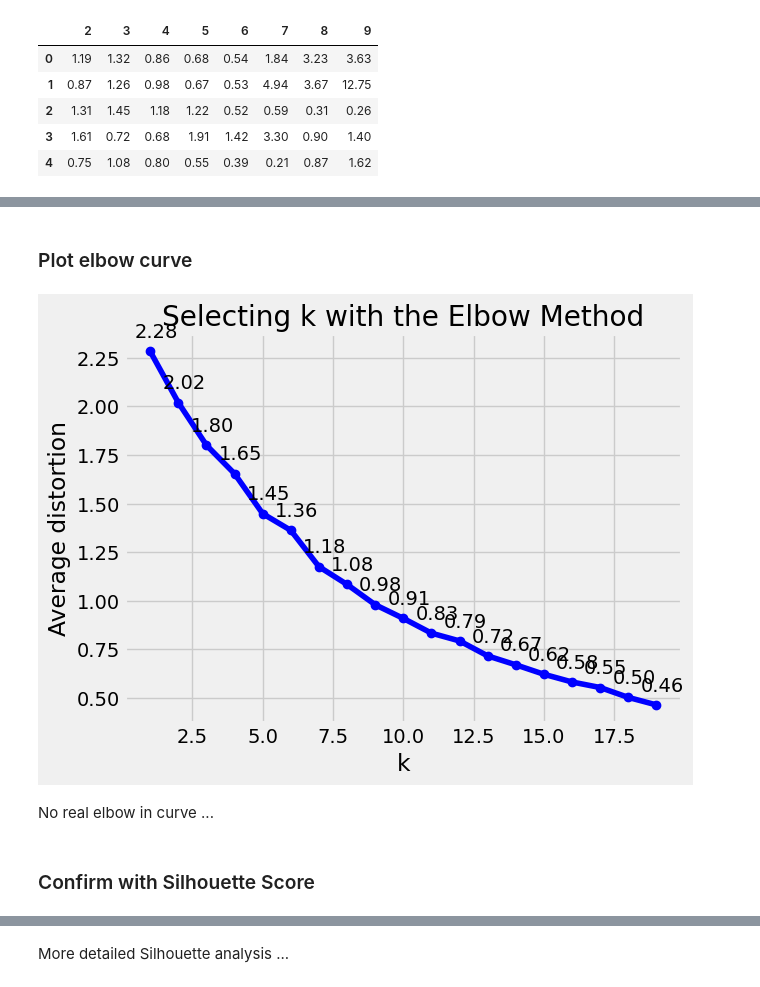
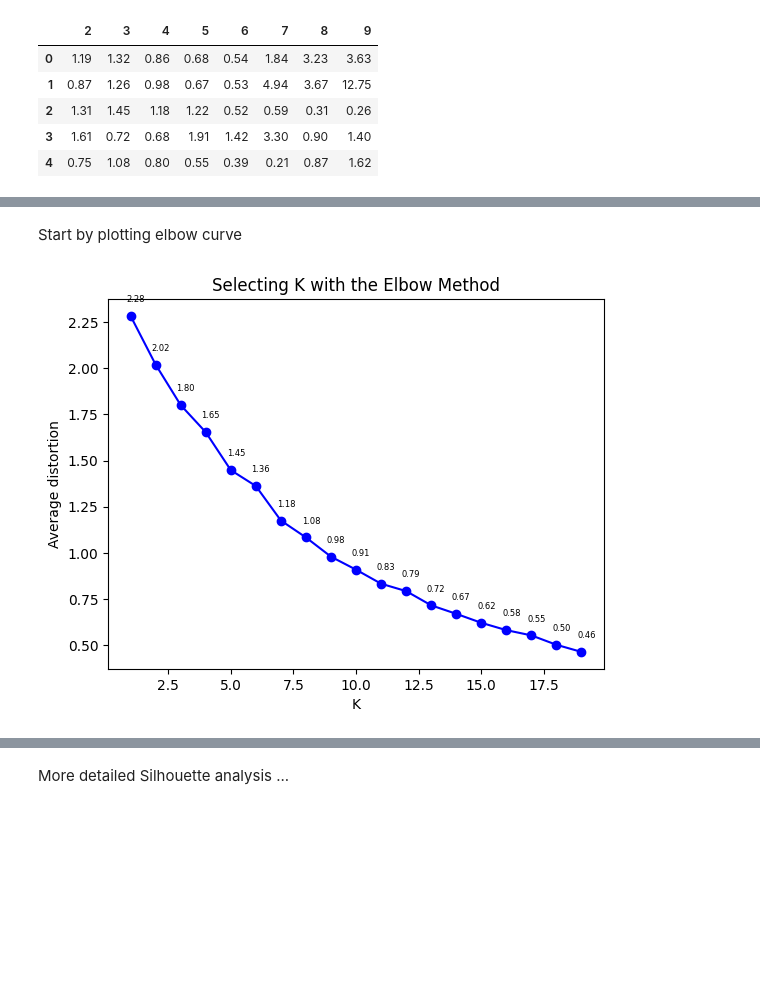
Before and after one commit to jp-cranfield/bioSOM, a Jupyter notebook: InitialDataAnalysis.ipynb, the cells around one changed output, grey strips where cells are left out. Cells and saved outputs as stored; diff of their text form; code cells hidden in the pictures; blank space fills up the shorter version.

```diff
--- a/InitialDataAnalysis.ipynb
+++ b/InitialDataAnalysis.ipynb
@@ -26,6 +26,7 @@ Delete named columns
 
 Save metabolote names for later
 # %%
-arr_data_pd = pd.read_csv("./Data/Arabidopsis-T87-timeseries-NaCl-by-metabolite-BioCyc-Master-SOM.csv", skiprows=1, header=None)
-metabolites = arr_data_pd[0]
-arr_data_pd=arr_data_pd.drop(arr_data_pd.columns[[0, 1]], axis=1)
+arr_data_pd = pd.read_csv("./Data/Arabidopsis-T87-timeseries-NaCl-by-metabolite-BioCyc-Master.csv", skiprows=1, header=None)
+metabolites = arr_data_pd[0] # Save metabolite names for later
+#print(metabolites)
+arr_data_pd = arr_data_pd.drop(arr_data_pd.columns[[0, 1]], axis=1) # Delete all metabolite names so just raw data
@@ -77,40 +62,39 @@ array([[-0.46113611,  0.2005841 , -0.2703305 , -1.04334973, -1.15688276,
-# %% [markdown]
-### Plot elbow curve
+# %% [markdown]
+Start by plotting elbow curve
 # %%
-clusters = range(1, 20)
+clusters = range(1, 20) # K range from 1 to 20
 meanDistortions = []
+inertias = []
 
-for k in clusters:
+for k in clusters: # Apply K-means for a range of values of K
     model = KMeans(n_clusters=k, n_init=25, max_iter = 600, random_state=0)
     model.fit(arr_data_pd_scaled)
     prediction = model.predict(arr_data_pd_scaled)
     distortion = (
         sum(
             np.min(cdist(arr_data_pd_scaled, model.cluster_centers_, "euclidean"), axis=1)
         )
         / arr_data_pd_scaled.shape[0]
     )
+    inertias.append(model.inertia_)
 
     meanDistortions.append(distortion)
 
-
+# Plot distortion graph
 plt.plot(clusters, meanDistortions, "bo-")
-plt.xlabel("k")
+plt.xlabel("K")
 plt.ylabel("Average distortion")
-plt.title("Selecting k with the Elbow Method")
+plt.title("Selecting K with the Elbow Method")
 for x,y in zip(clusters, meanDistortions):
 
     label = "{:.2f}".format(y)
 
     plt.annotate(label, # this is the text
                  (x + 0.2,y), # these are the coordinates to position the label
                  textcoords="offset points", # how to position the text
                  xytext=(0,10), # distance from text to points (x,y)
+                 size=6,
                  ha='center') # horizontal alignment can be left, right or center
 plt.show()
 # %% [output]
-[figure, old version]
+[figure, new version]
-# %% [markdown]
-No real elbow in curve ...
-# %% [markdown]
-### Confirm with Silhouette Score
```
Also changed, not shown: parts of 56 cells of this notebook, 1 other file.
